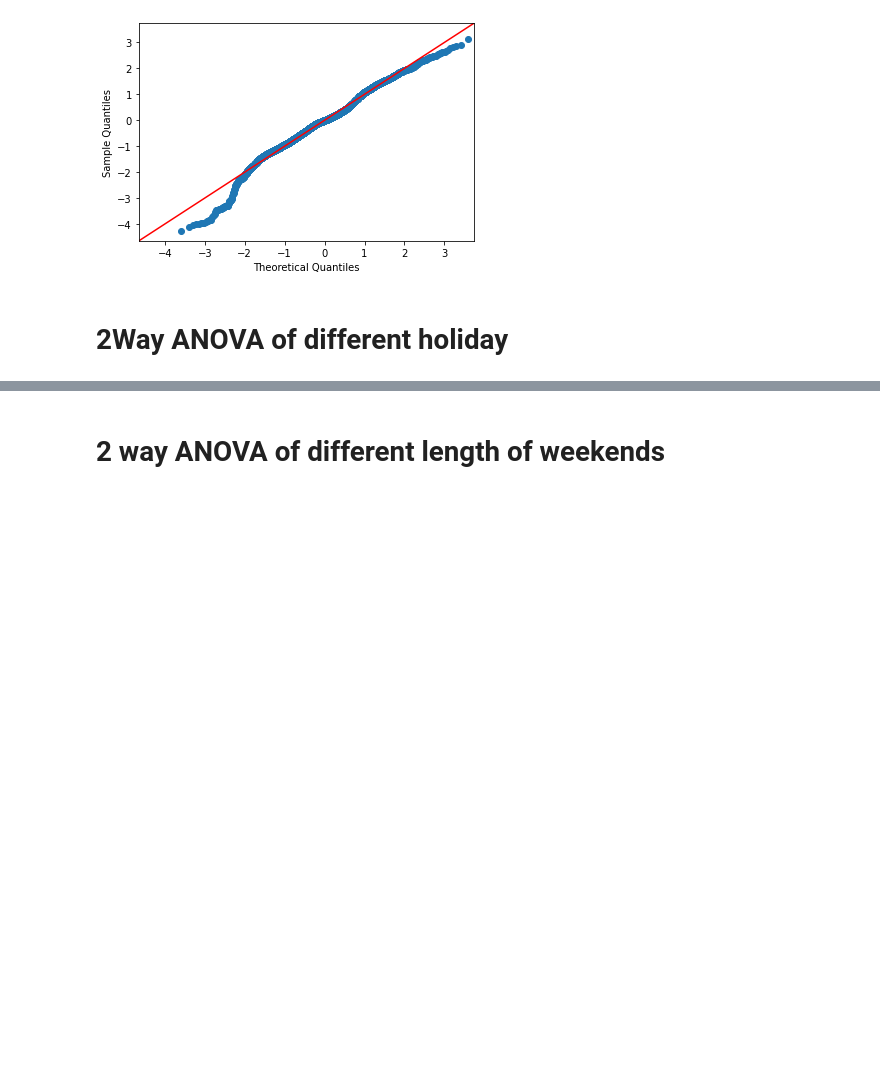
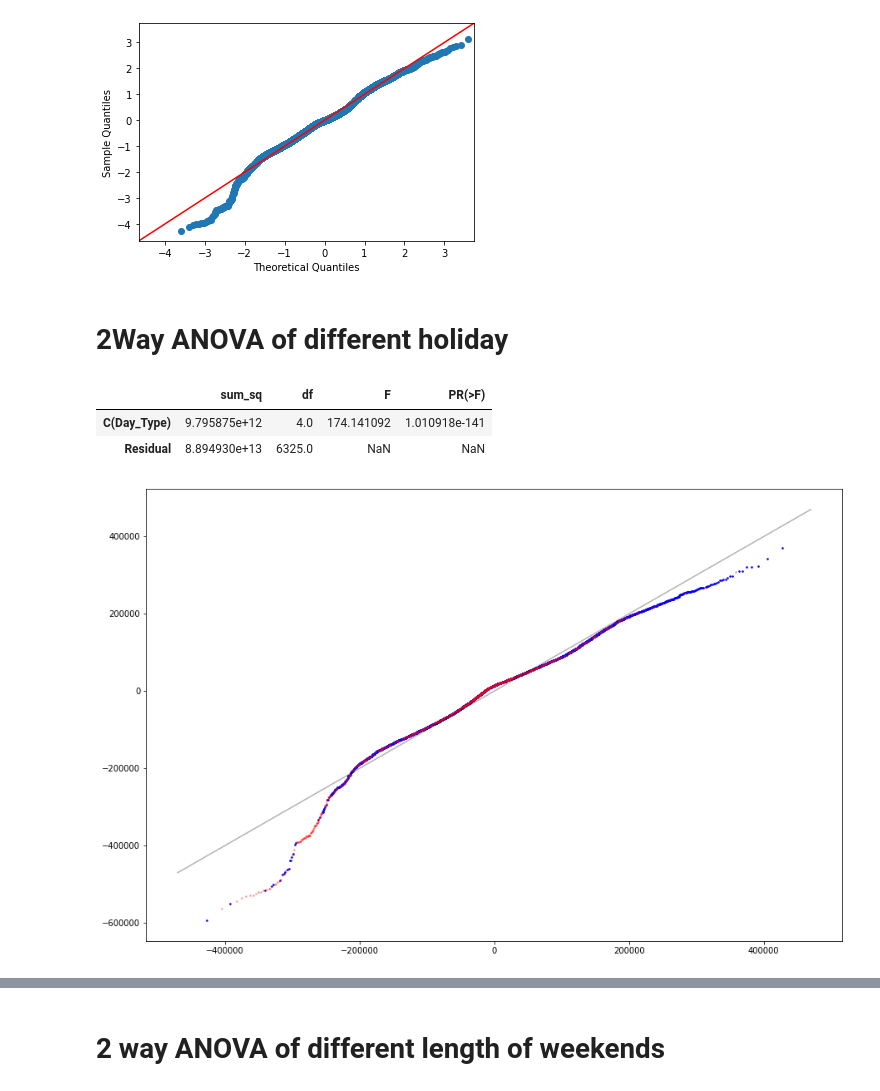
Before and after one commit to sam901122/Statistics_FinalProject, a Jupyter notebook: project_TRA/TRA_main.ipynb, the cells around one changed output, grey strips where cells are left out. Drawn from its saved outputs; the diff is of its cells as text; code cells hidden in the pictures; blank space fills up the shorter version.

Commit message:
Conduct one way ANOVA, factor is holiday type

```diff
--- a/project_TRA/TRA_main.ipynb
+++ b/project_TRA/TRA_main.ipynb
@@ -103,0 +109,41 @@ fig = sm.qqplot( np.array( list(usual_situa_trCnt.values() ) ), stats.norm, fit=
+# %%
+CNT = []
+DATE = []
+HOLI_TYPE = []
+HOLI_LEN = []
+HOLI = []
+for key in transCnt_dict.keys() :
+    # Date
+    DATE.append( key )
+    # Cnt
+    CNT.append( transCnt_dict[key] )
+    # Type
+
+    if key in holi_dict_type.keys() :
+        if holi_dict_type[key] in TRADI :
+            HOLI_TYPE.append( 'Traditional')
+        elif holi_dict_type[key] in NATION :
+            HOLI_TYPE.append( 'National' )
+        else :
+            HOLI_TYPE.append( 'NewYearEve' )
+    else :
+        if key.weekday() in range( 0, 5 ) :
+            HOLI_TYPE.append( 'Weekday' )
+        else :
+            HOLI_TYPE.append( 'Weekend' )
+# %%
+ANOVA_df = pd.DataFrame ( { 'Date':DATE,
+                            'Transport_Count':CNT,
+                            'Day_Type':HOLI_TYPE } )
+# %%
+results = smf.ols('Transport_Count~ C(Day_Type)', data=ANOVA_df).fit()
+aov_table = sms.anova_lm(results, typ=2)
+aov_table
+# %% [output]
+|  | sum_sq | df | F | PR(>F) |
+| C(Day_Type) | 9.795875e+12 | 4.0 | 174.141092 | 1.010918e-141 |
+| Residual | 8.894930e+13 | 6325.0 | NaN | NaN |
+# %%
+resid_dict = {}
+for i in range( len( ANOVA_df ) ) :
+    resid_dict[ANOVA_df['Date'][i].to_pydatetime()] = results.resid[i]
@@ -103,0 +152,4 @@ fig = sm.qqplot( np.array( list(usual_situa_trCnt.values() ) ), stats.norm, fit=
+# %%
+self_qqplot( resid_dict, 2020 )
+# %% [output]
+[figure, added]
```
Also changed, not shown: parts of 7 cells of this notebook, 2 other files.
